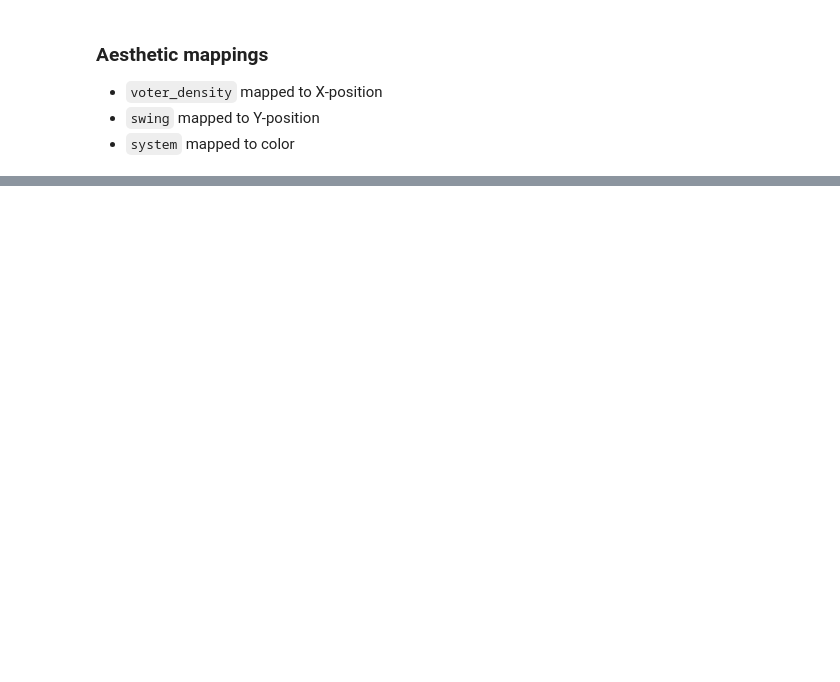
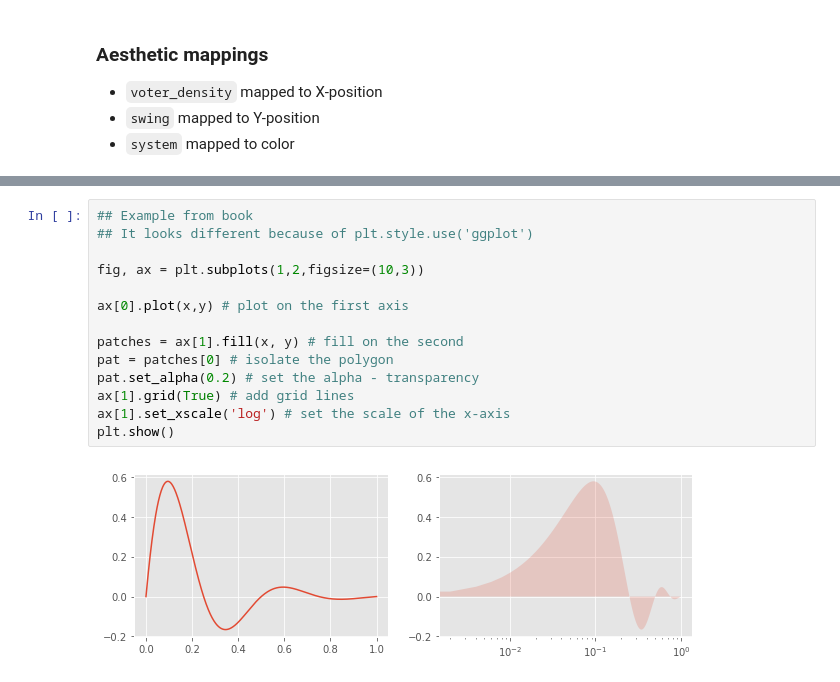
Before and after one commit to jsharpna/141Blectures, a Jupyter notebook: lecture13/lecture13.ipynb, the cells around one changed output, grey strips where cells are left out. Cells and saved outputs as stored; diff of their text form; blank space fills up the shorter version.

```diff
--- a/lecture13/lecture13.ipynb
+++ b/lecture13/lecture13.ipynb
@@ -120,0 +160,16 @@ ModuleNotFoundError: No module named 'Plotnine'
+# %%
+## Example from book
+## It looks different because of plt.style.use('ggplot')
+
+fig, ax = plt.subplots(1,2,figsize=(10,3))
+
+ax[0].plot(x,y) # plot on the first axis
+
+patches = ax[1].fill(x, y) # fill on the second
+pat = patches[0] # isolate the polygon
+pat.set_alpha(0.2) # set the alpha - transparency
+ax[1].grid(True) # add grid lines
+ax[1].set_xscale('log') # set the scale of the x-axis
+plt.show()
+# %% [output]
+[figure, added]
```
Also changed, not shown: parts of 25 cells of this notebook, 2 other files.
